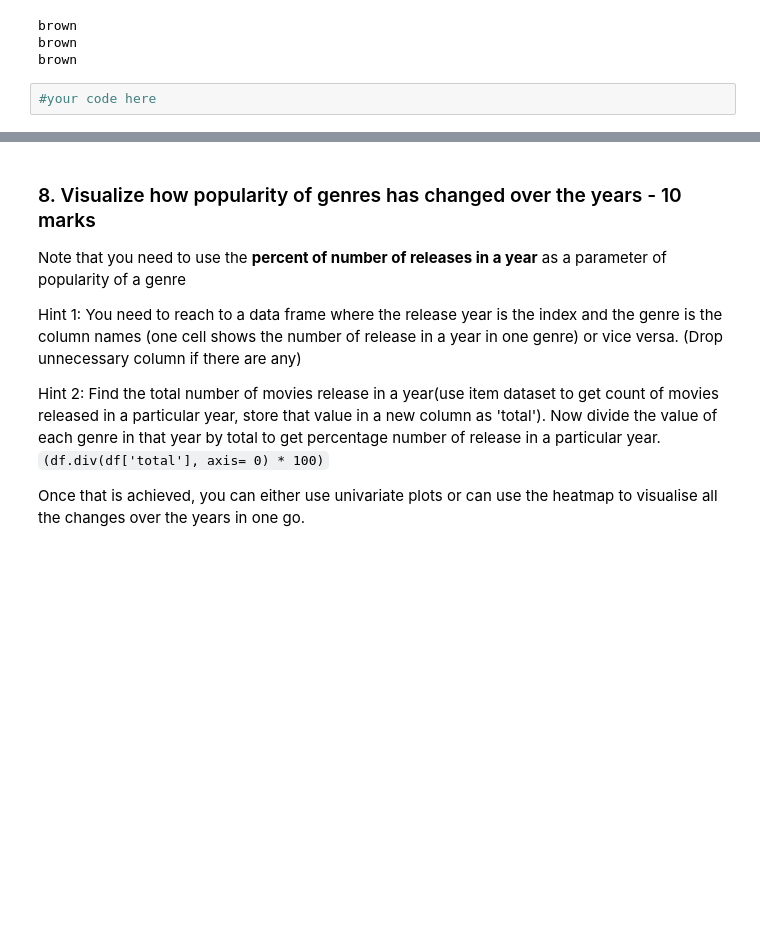
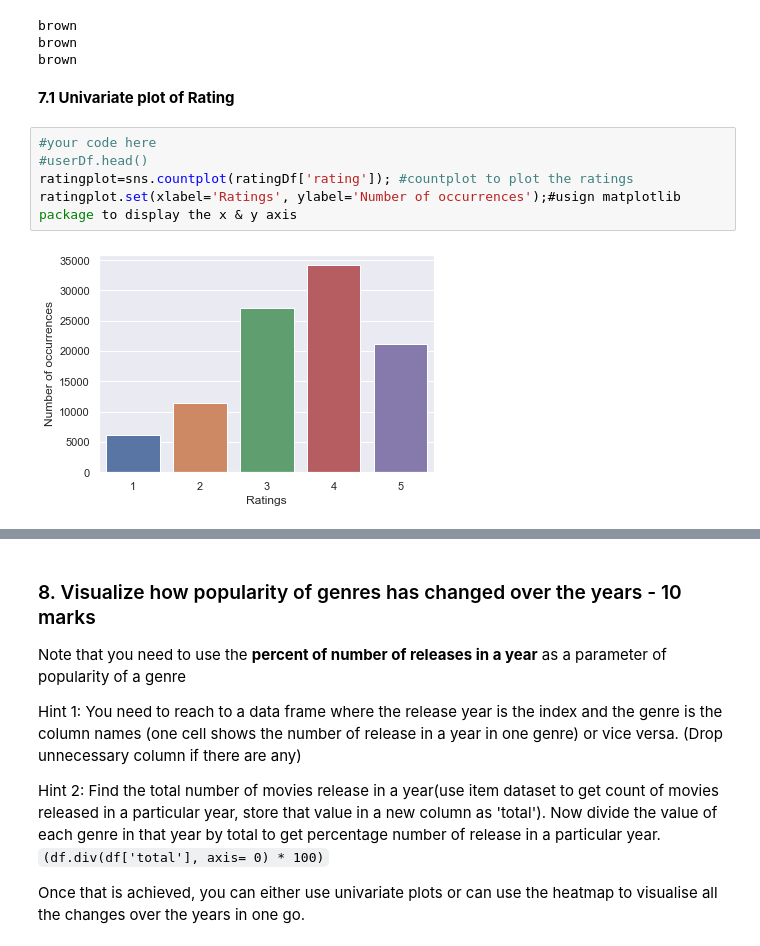
Before and after one commit to Oris-DevOps/AI_ML-MovieLens-Data-Analysis, a Jupyter notebook: MovieLens_Project_Question_Notebook.ipynb, the cells around one changed output, grey strips where cells are left out. Cells and saved outputs as stored; diff of their text form; blank space fills up the shorter version.

```diff
--- a/MovieLens_Project_Question_Notebook.ipynb
+++ b/MovieLens_Project_Question_Notebook.ipynb
@@ -281,5 +554,12 @@ print(a[-5:])
 brown
 brown
 brown
-# %%
-#your code here
+# %% [markdown]
+**7.1 Univariate plot of Rating**
+# %%
+#your code here
+#userDf.head()
+ratingplot=sns.countplot(ratingDf['rating']); #countplot to plot the ratings
+ratingplot.set(xlabel='Ratings', ylabel='Number of occurrences');#usign matplotlib package to display the x & y axis
+# %% [output]
+[figure, added]
```
Also changed, not shown: parts of 96 cells of this notebook.
